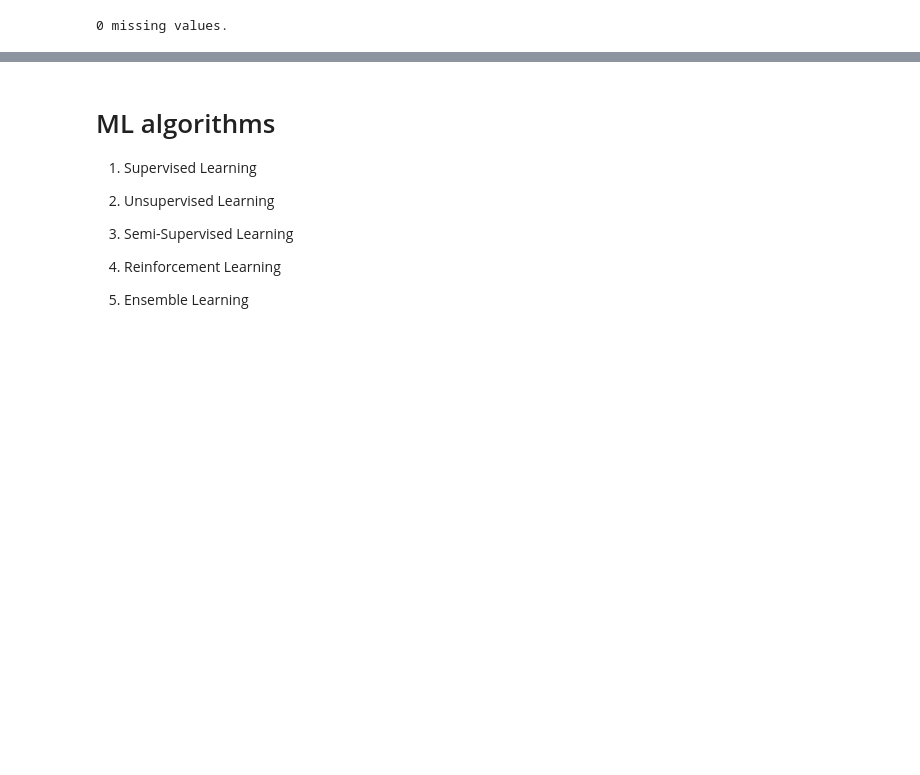
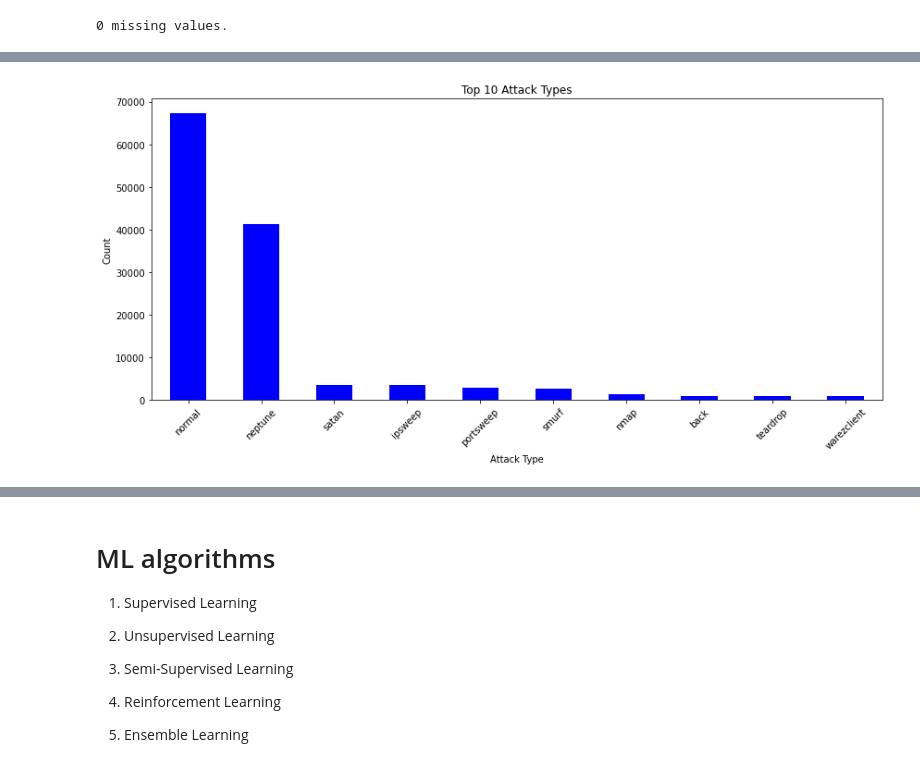
Before and after one commit to SpringBoardMentor193s/SentinelNet, a Jupyter notebook: notebook/processing.ipynb, the cells around one changed output, grey strips where cells are left out. Saved outputs shown, nothing was run; the diff lists cells and outputs as text; code cells hidden in the pictures; blank space fills up the shorter version.

```diff
--- a/notebook/processing.ipynb
+++ b/notebook/processing.ipynb
@@ -51,0 +121,13 @@ df = df.dropna()
+# %%
+ attack_col = 'label'
+top_attacks = df_train[attack_col].value_counts().head(10)
+plt.figure(figsize=(12,6))
+top_attacks.plot(kind='bar', color='blue')
+plt.title('Top 10 Attack Types')
+plt.xlabel('Attack Type')
+plt.ylabel('Count')
+plt.xticks(rotation=45)
+plt.tight_layout()
+plt.show()
+# %% [output]
+[figure, added]
```
Also changed, not shown: parts of 76 cells of this notebook.
